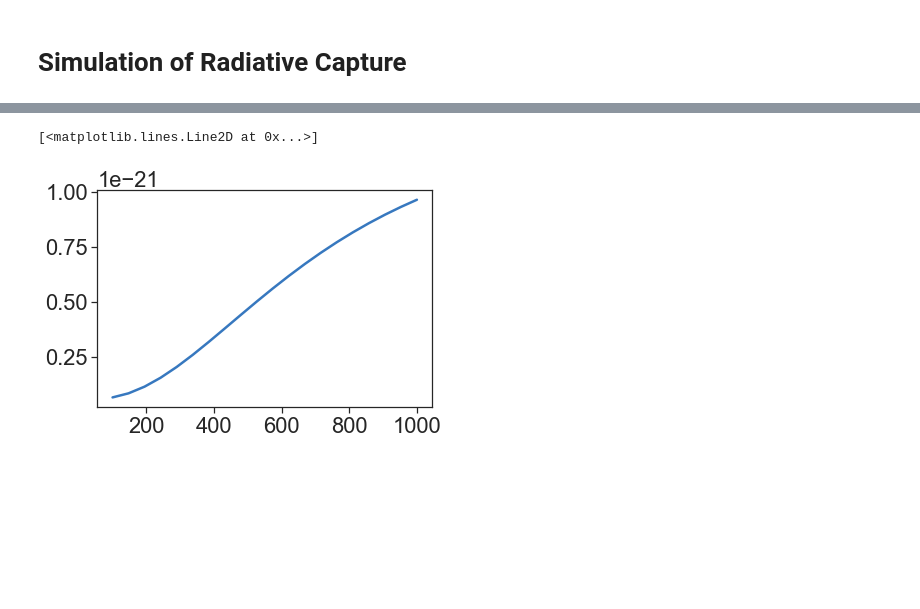
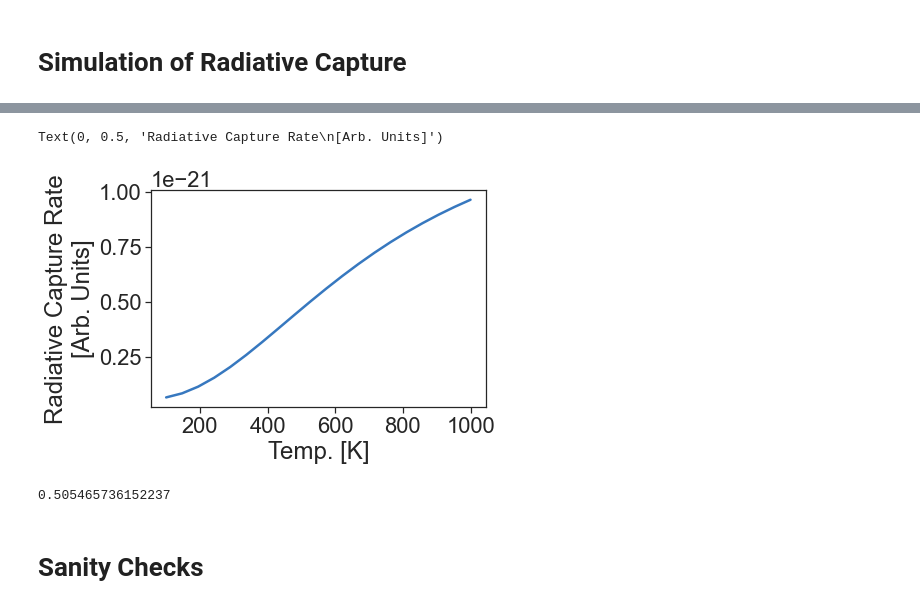
Before and after one commit to materialsproject/pymatgen-analysis-defects, a Jupyter notebook: tutorials/4-radiative-capture.ipynb, the cells around one changed output, grey strips where cells are left out. Drawn from its saved outputs; the diff is of its cells as text; code cells hidden in the pictures; blank space fills up the shorter version.

```diff
--- a/tutorials/4-radiative-capture.ipynb
+++ b/tutorials/4-radiative-capture.ipynb
@@ -29,6 +70,15 @@ T = np.linspace(100, 1000, 20)
 rc = rad_cap.get_coeff(T, 0.7, 0.4)
 # %%
 plt.plot(T, rc)
+plt.xlabel("Temp. [K]")
+plt.ylabel("Radiative Capture Rate\n[Arb. Units]")
+# plt.yticks([])
 # %% [output]
-[<matplotlib.lines.Line2D at 0x...>]
+Text(0, 0.5, 'Radiative Capture Rate\n[Arb. Units]')
-[figure, old version]
+[figure, new version]
+# %%
+rad_cap.initial_state.omega
+# %% [output]
+0.505465736152237
+# %% [markdown]
+# Sanity Checks
```
Also changed, not shown: parts of 20 cells of this notebook, 3 other files.
